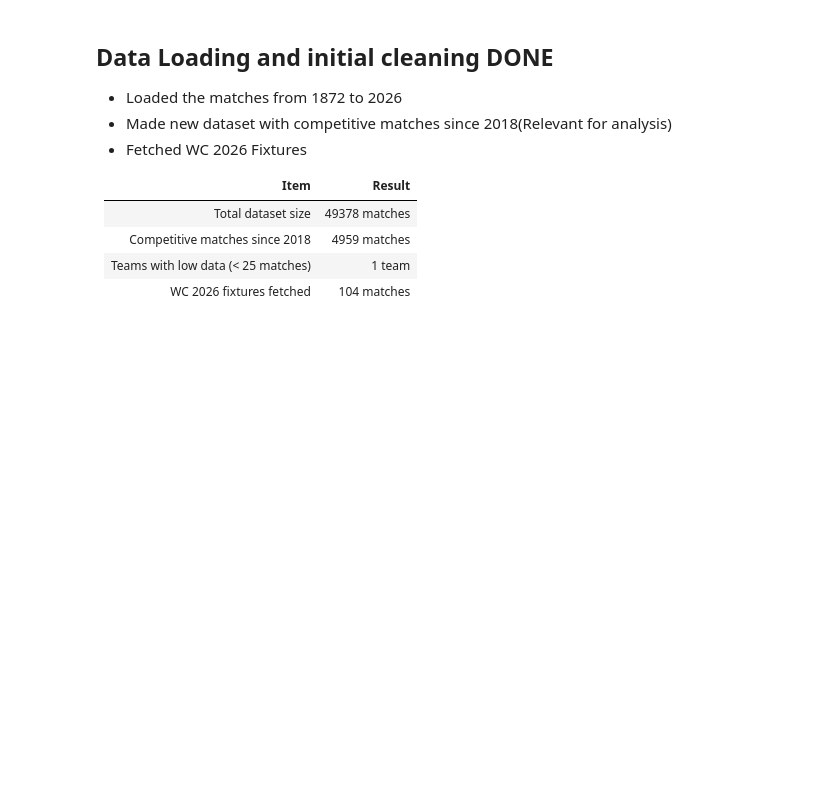
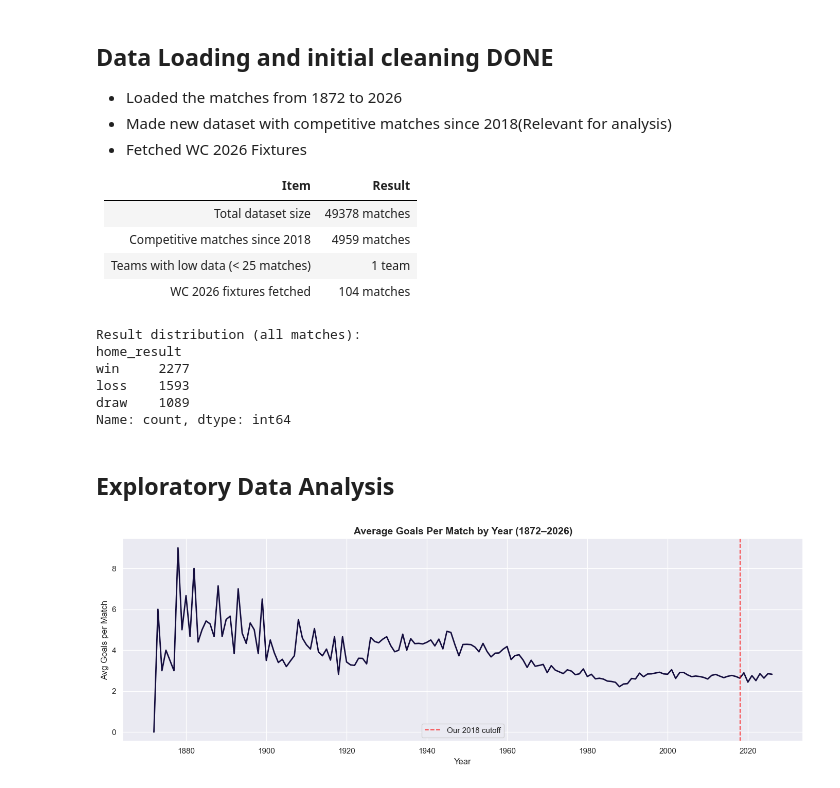
Before and after one commit to ojas996/fifa-world-cup-2026-analysis, a Jupyter notebook: analysis.ipynb, the cells around one changed output. Saved outputs shown, nothing was run; the diff lists cells and outputs as text; code cells hidden in the pictures; blank space fills up the shorter version.

Commit message:
Exploratory Data Analysis done

```diff
--- a/analysis.ipynb
+++ b/analysis.ipynb
@@ -309,3 +311,41 @@ Name: count, dtype: int64
 | Competitive matches since 2018 | 4959 matches |
 | Teams with low data (< 25 matches) | 1 team |
 | WC 2026 fixtures fetched | 104 matches |
+# %%
+df_competitive['home_result'] = df_competitive.apply(
+    lambda r: 'win'  if r['home_score'] > r['away_score']
+    else      'draw' if r['home_score'] == r['away_score']
+    else      'loss', axis=1
+)
+
+print("Result distribution (all matches):")
+print(df_competitive['home_result'].value_counts())
+# %% [output]
+Result distribution (all matches):
+home_result
+win     2277
+loss    1593
+draw    1089
+Name: count, dtype: int64
+# %% [markdown]
+## Exploratory Data Analysis
+# %%
+sns.set_theme(style='darkgrid')
+
+df['year'] = df['date'].dt.year
+goals_by_decade = df.copy()
+goals_by_decade['total_goals'] = df['home_score'] + df['away_score']
+goals_per_year = goals_by_decade.groupby('year')['total_goals'].mean()
+
+plt.figure(figsize=(14, 5))
+sns.lineplot(x=goals_per_year.index, y=goals_per_year.values, color='#140d3e', linewidth=2)
+plt.title('Average Goals Per Match by Year (1872–2026)', fontsize=14, fontweight='bold')
+plt.xlabel('Year')
+plt.ylabel('Avg Goals per Match')
+plt.axvline(x=2018, color='red', linestyle='--', alpha=0.7, label='Our 2018 cutoff')
+plt.legend()
+plt.tight_layout()
+plt.savefig('charts/goals_per_year.png', dpi=150)
+plt.show()
+# %% [output]
+[figure, added]
```
Also changed, not shown: parts of 3 cells of this notebook, 4 other files.
